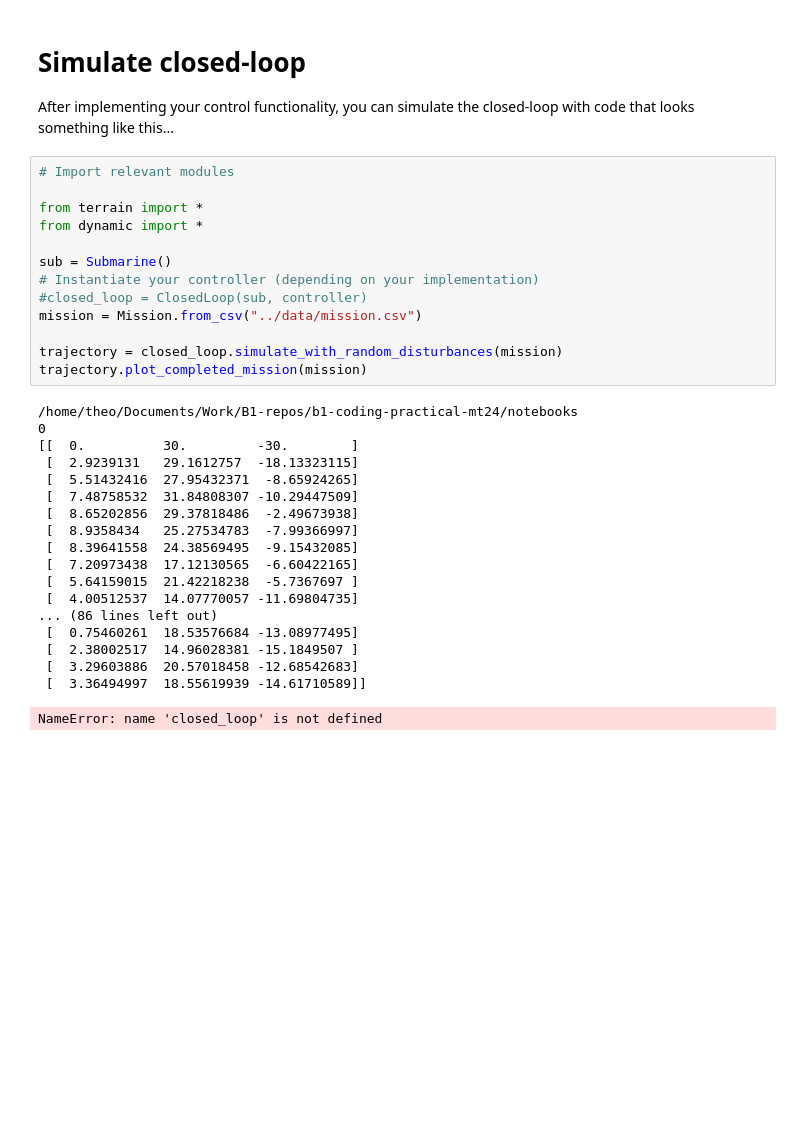
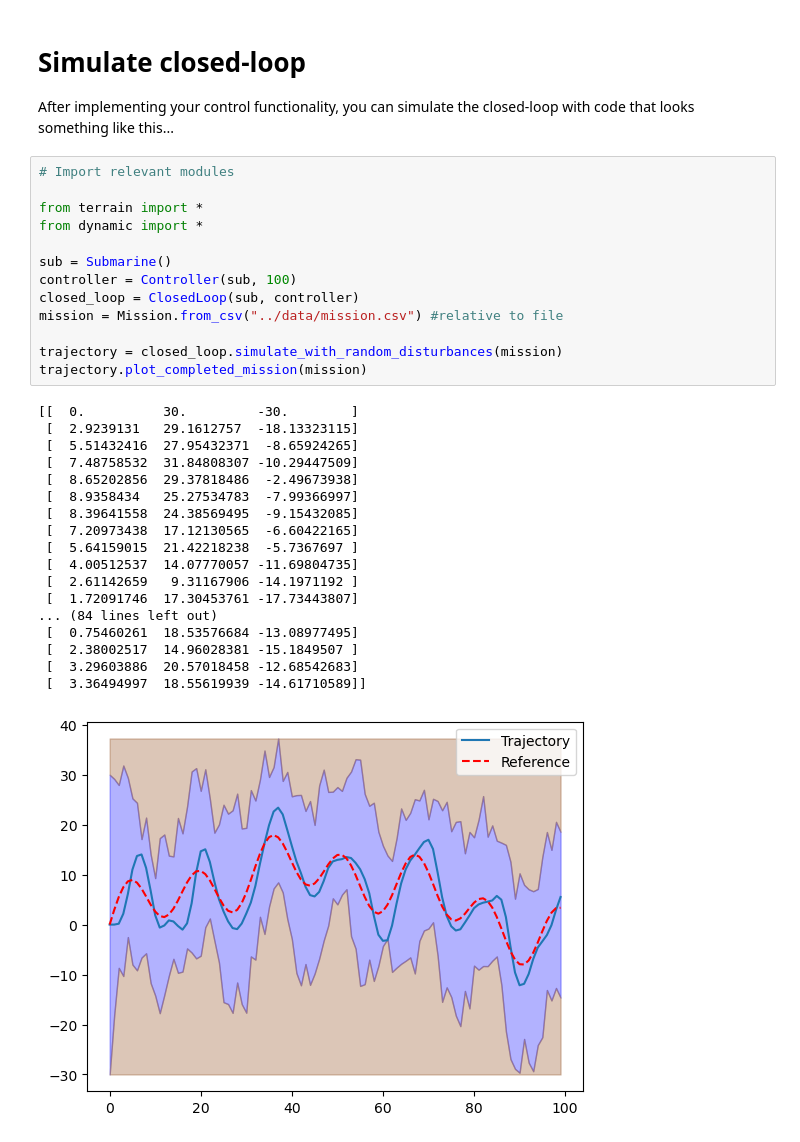
Before and after one commit to BourguignonEnjoyer/mt25-b1-coding-practical, a Jupyter notebook: notebooks/demo.ipynb, the cells around one changed output. Cells and saved outputs as stored; diff of their text form; blank space fills up the shorter version.

Commit message:
added a proportional controller

```diff
--- a/notebooks/demo.ipynb
+++ b/notebooks/demo.ipynb
@@ -15,32 +15,32 @@ After implementing your control functionality, you can simulate the closed-loop
 # %%
 # Import relevant modules
 
 from terrain import *
 from dynamic import *
 
 sub = Submarine()
-# Instantiate your controller (depending on your implementation)
-#closed_loop = ClosedLoop(sub, controller)
-mission = Mission.from_csv("../data/mission.csv")
+controller = Controller(sub, 100)
+closed_loop = ClosedLoop(sub, controller)
+mission = Mission.from_csv("../data/mission.csv") #relative to file
 
 trajectory = closed_loop.simulate_with_random_disturbances(mission)
 trajectory.plot_completed_mission(mission)
 # %% [output]
-/home/theo/Documents/Work/B1-repos/b1-coding-practical-mt24/notebooks
-0
 [[  0.          30.         -30.        ]
  [  2.9239131   29.1612757  -18.13323115]
  [  5.51432416  27.95432371  -8.65924265]
  [  7.48758532  31.84808307 -10.29447509]
  [  8.65202856  29.37818486  -2.49673938]
  [  8.9358434   25.27534783  -7.99366997]
  [  8.39641558  24.38569495  -9.15432085]
  [  7.20973438  17.12130565  -6.60422165]
  [  5.64159015  21.42218238  -5.7367697 ]
  [  4.00512537  14.07770057 -11.69804735]
-... (86 lines left out)
+ [  2.61142659   9.31167906 -14.1971192 ]
+ [  1.72091746  17.30453761 -17.73443807]
+... (84 lines left out)
  [  0.75460261  18.53576684 -13.08977495]
  [  2.38002517  14.96028381 -15.1849507 ]
  [  3.29603886  20.57018458 -12.68542683]
  [  3.36494997  18.55619939 -14.61710589]]
-NameError: name 'closed_loop' is not defined
+[figure, added]
```
Also changed, not shown: 1 other file.
